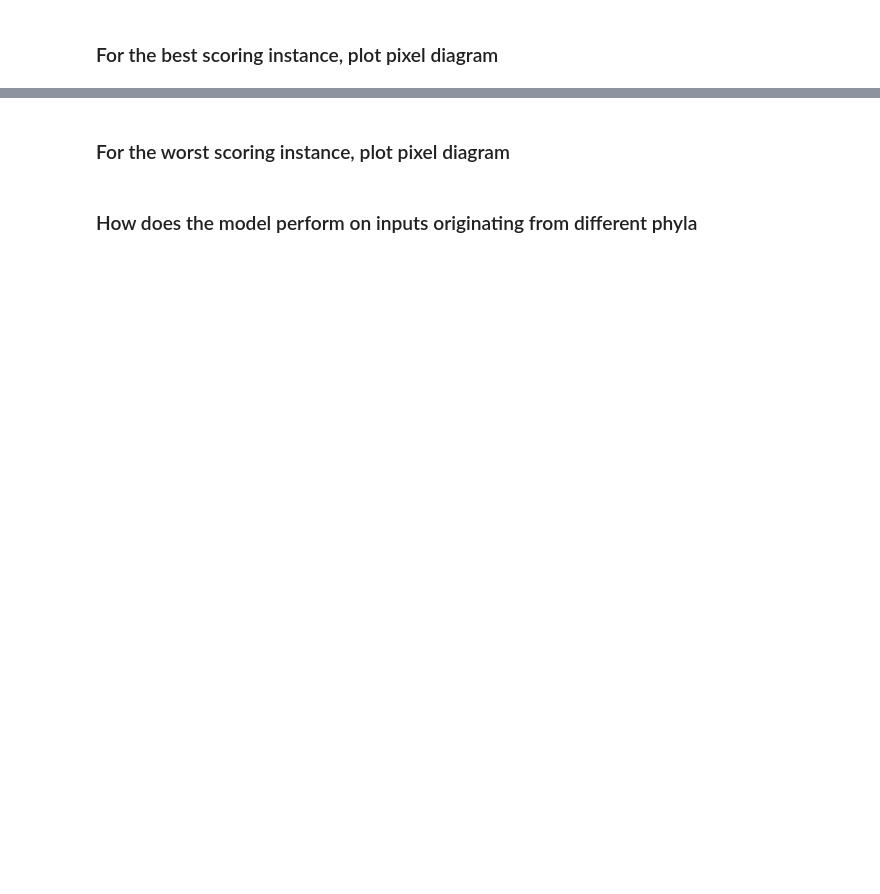
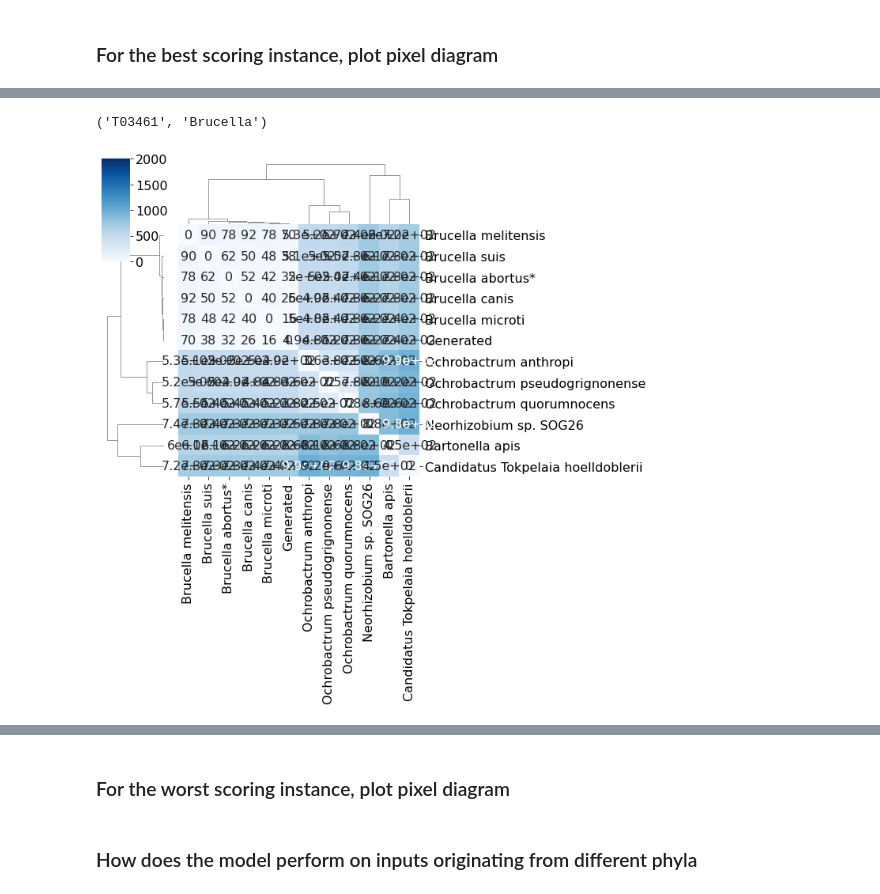
Before and after one commit to natasha-dudek/DeepGenomeVector, a Jupyter notebook: main.ipynb, the cells around one changed output, grey strips where cells are left out. Drawn from its saved outputs; the diff is of its cells as text; code cells hidden in the pictures; blank space fills up the shorter version.

```diff
--- a/main.ipynb
+++ b/main.ipynb
@@ -494,0 +627,22 @@ fig.savefig(BASE_DIR+"barh.pdf", bbox_inches='tight', dpi=200)
+# %%
+# These should probably be saved and loaded at start // moved to "build dataset"
+tnum_to_taxid, tnum_to_tax = pre_process.get_tax()
+# %%
+tnum_best = tla_to_tnum[tla_best]
+genus_best = tnum_to_tax[tnum_best][5]
+tnum_best, genus_best
+# %% [output]
+('T03461', 'Brucella')
+# %%
+index_now = idx_best
+tla_now = c_test_genomes[index_now]
+tnum_now = tla_to_tnum[tla_now]
+# %%
+ten_df, closest_genomes = evaluate.get_ten_closest(index_now, tnum_now, test_genomes,
+                                  train_genomes, test_data, train_data, binary_pred,
+                                 tnum_to_tax)
+# %%
+fig = evaluate.diff_heatmap(ten_df)
+fig.savefig(BASE_DIR+"best_heatmap.pdf", bbox_inches='tight', dpi=200)
+# %% [output]
+[figure, added]
```
Also changed, not shown: parts of 76 cells of this notebook, 6 other files.
